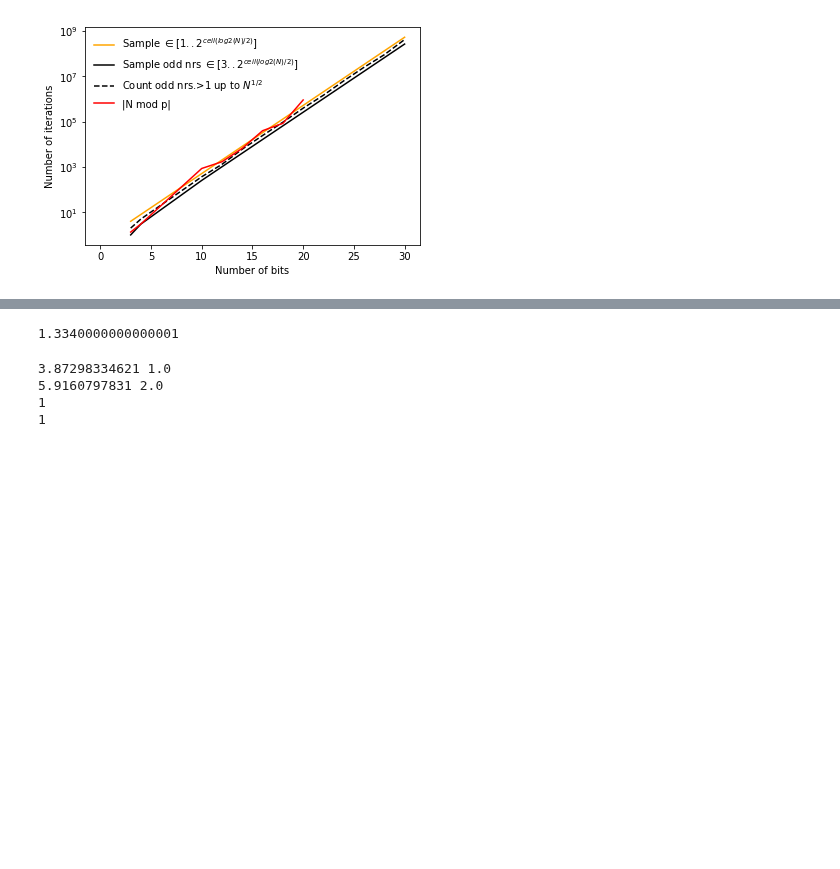
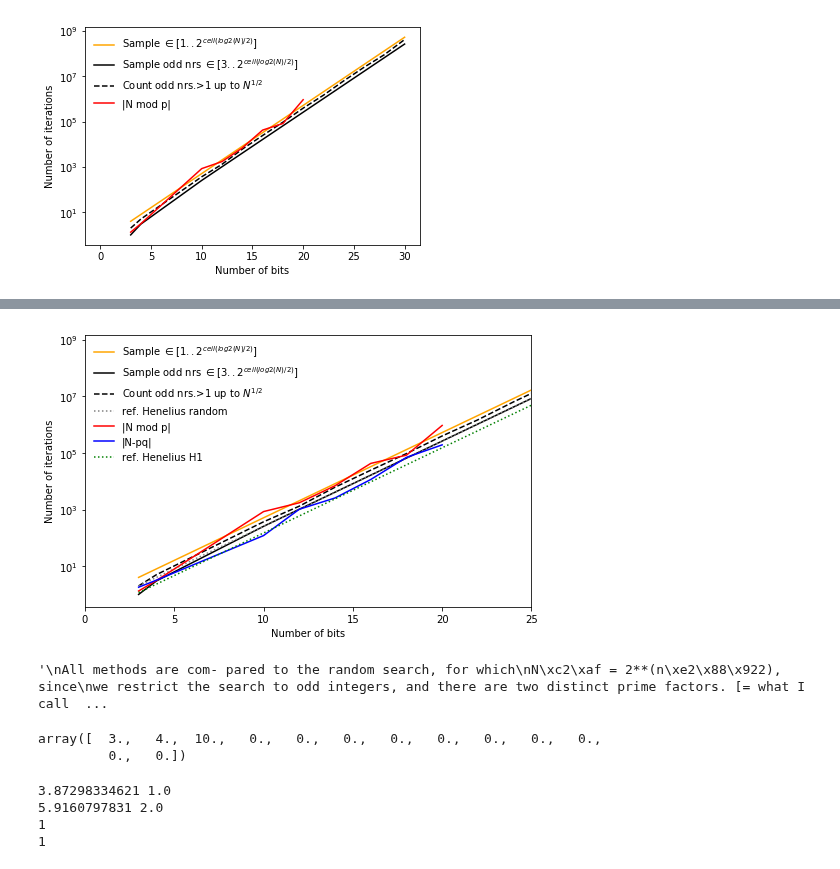
Before and after one commit to lican81/A0_DUT, a Jupyter notebook: GUI/Thomas/sandbox_prime_factorization.ipynb, the cells around one changed output, grey strips where cells are left out. Drawn from its saved outputs; the diff is of its cells as text; code cells hidden in the pictures; blank space fills up the shorter version.

Commit message:
Finally found something below random sampling!

```diff
--- a/GUI/Thomas/sandbox_prime_factorization.ipynb
+++ b/GUI/Thomas/sandbox_prime_factorization.ipynb
@@ -145,7 +151,8 @@ def perform_prime_factorization(problem_and_sol_arr,num_runs = 1000, max_iter =
                                 T0=0.1,
                                 T_base=2.,
                                 max_iter_default=-1,
-                                verbosity=0):
+                                verbosity=0,
+                                check_prime_found=True):
 
     data_arr=np.zeros((problem_and_sol_arr.shape[0],6))
 
@@ -174,7 +181,8 @@ def perform_prime_factorization(problem_and_sol_arr,num_runs = 1000, max_iter =
             q_new = 2*np.random.randint(2**(n-1)-1)+3# N//p_new choice is not guaranteed to converge, so don't try to be clever: N//p_new
             E_new = E_fun(p_new,q_new,N=N,E_fun_type=E_fun_type)
             cnt_iter = 0
-            while (cnt_iter<max_iter) and (E_new>0): # keep on guessing using monte carlo algorithm
+            prime_found=False
+            while (cnt_iter<max_iter) and (E_new>0) and (not prime_found): # keep on guessing using monte carlo algorithm
                 #save data
                 p_old=p_new
                 q_old=q_new
@@ -205,11 +213,18 @@ def perform_prime_factorization(problem_and_sol_arr,num_runs = 1000, max_iter =
                               "pos",bit_pos_min1,
                               "E",E_fun(p_new,q_new,N=N,E_fun_type=E_fun_type))
 
+
                 # p_new=(p_old-2) ^ 2**(bit_pos+1)+2 # flip bit using XOR
                 E_new=E_fun(p_new,q_new,N=N,E_fun_type=E_fun_type)
                 D_E=E_new-E_old
                 #check whether we accept flip
                 u=random.random()
+
+                if check_prime_found and E_new>0:#this check only needs to be done of E_new>0, otherwise we already know
+                    for prime_factor in [p_new,q_new]:#Note: in principle we should only check the one that has changed!
+                        if (prime_factor>1) and ((N%prime_factor)==0):
+                            prime_found=True
+
 
                 #T can be bit position dependent if we want.
                 T = temp_scaling(T0,T_base,bit_pos,n,noise_fun_type) #TODO adapt this to E_fun!; currently it's not optimal + save acceptance ratios.
@@ -546,8 +561,9 @@ Elapsed (after compilation) = 68.1589999199
 # NOW THE FUNCTION IS COMPILED, RE-TIME IT EXECUTING FROM CACHE
 start = time.time()
 data_arr_Eft1=perform_prime_factorization(problem_and_sol_arr,num_runs = 10,
-                                          max_iter = None,N_cases=3, #problem_and_sol_arr.shape[0]
-                                          noise_fun_type=2,E_fun_type=1,max_iter_default=-1,
+                                          max_iter = None,N_cases=8, #problem_and_sol_arr.shape[0]
+                                          noise_fun_type=0,E_fun_type=1,max_iter_default=-1,
+                                          T0=0.05,
                                           T_base=2**2.,#T_base = 2**2 is very important!
                                           verbosity=0)
 end = time.time()
@@ -670,8 +709,44 @@ Elapsed (after compilation) = 13.3020000458
 [figure]
+# %%
+#TODO: errorbars in this loglog plot, code can be found here: https://matplotlib.org/2.0.2/examples/pylab_examples/log_demo.html.
+
+plt.figure(4,figsize=(8,5))
+plt.semilogy(problem_and_sol_arr[:,0],2**(problem_and_sol_arr[:,0])/2.,"orange",label="Sample $\in[1..2^{ceil(log2(N)/2)}]$")
+# ..-1 because 1 is not our prime number
+plt.semilogy(problem_and_sol_arr[:,0],(2**(problem_and_sol_arr[:,0])/2.+1)//2-1,"k",label="Sample odd nrs $\in[3..2^{ceil(log2(N)/2)}]$")
+#plt.semilogy(problem_and_sol_arr[:,0],problem_and_sol_arr[:,-1]**.5,"k--",label=r"Count up to $N^{1/2}$")
+plt.semilogy(problem_and_sol_arr[:,0],np.floor(problem_and_sol_arr[:,-1]**.5+1)//2-1,"k--",label=r"Count odd nrs.>1 up to $N^{1/2}$")
+plt.semilogy(problem_and_sol_arr[:,0],2**(problem_and_sol_arr[:,0]-2),":",color="gray",label=r"ref. Henelius random")
+plt.semilogy(data_arr[:,0],data_arr[:,1],"r",label=r"|N mod p|")
+plt.semilogy(data_arr_Eft1[:,0],data_arr_Eft1[:,1],"b",label=r"|N-pq|")
+plt.semilogy(problem_and_sol_arr[:,0],0.58*2**(problem_and_sol_arr[:,0]-2),"g:",label=r"ref. Henelius H1")
+leg=plt.legend(loc=0)
+leg.draw_frame(False)
+plt.xlabel("Number of bits")
+plt.ylabel("Number of iterations")
+plt.xlim(0,25)
+#TODO: plot errorbars.
+plt.show()
+
+"""
+All methods are com- pared to the random search, for which
+N¯ = 2**(n−2), since
+we restrict the search to odd integers, and there are two distinct prime factors. [= what I call "Henelius random search"]
+--> this only works for the specific case where we know that both prime numbers can be represented using an
+    equal amount of bits, which is not always the case!
+
+We notice that all methods rep- resent slight improvements over the random search,
+but no model works better than H1 (absolute value), which scales like 0.58×2n−2 and
+requires about half the number of visited states compared to a random search.
+"""
+# %% [output]
+[figure, added]
+'\nAll methods are com- pared to the random search, for which\nN\xc2\xaf = 2**(n\xe2\x88\x922), since\nwe restrict the search to odd integers, and there are two distinct prime factors. [= what I call  ...
 # %%
-data_arr[0,1]
+data_arr[0,1];data_arr_Eft1[:,0]
 # %% [output]
-1.3340000000000001
+array([  3.,   4.,  10.,   0.,   0.,   0.,   0.,   0.,   0.,   0.,   0.,
+         0.,   0.])
 # %%
 # count all odd numbers, excluding 1 up to sqrt(N)
 print((15**.5),np.floor(15**.5+1)//2-1) # check counting of odd numbers up to square of to be decomposed number
```
Also changed, not shown: parts of 13 cells of this notebook.
